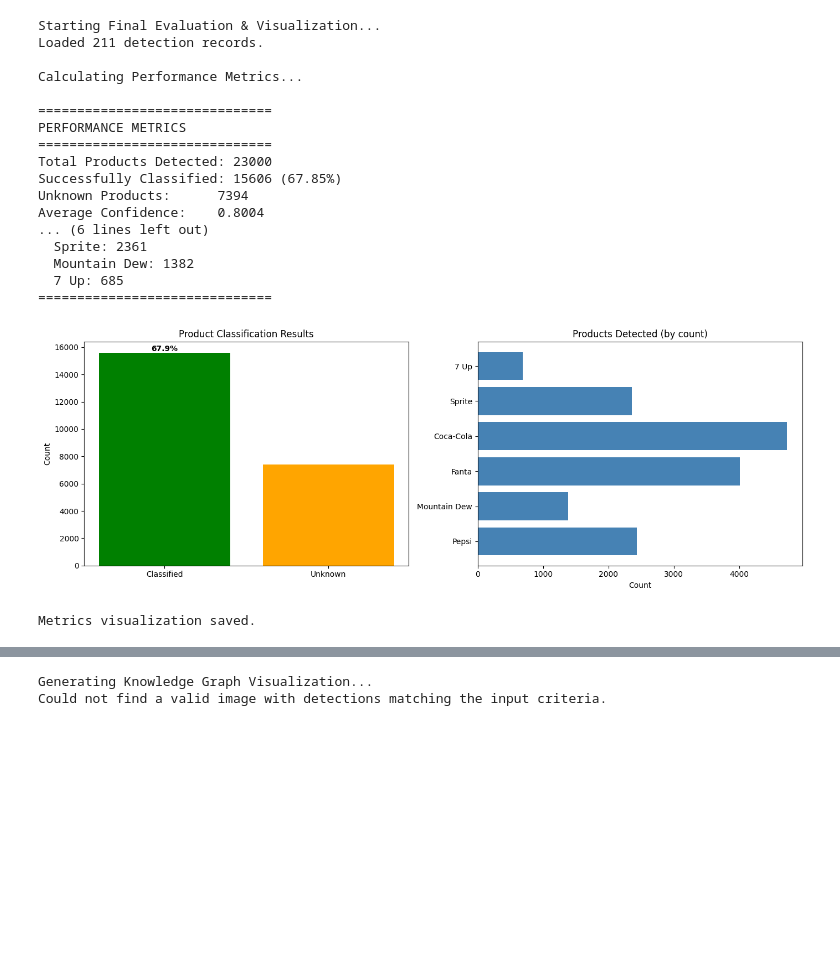
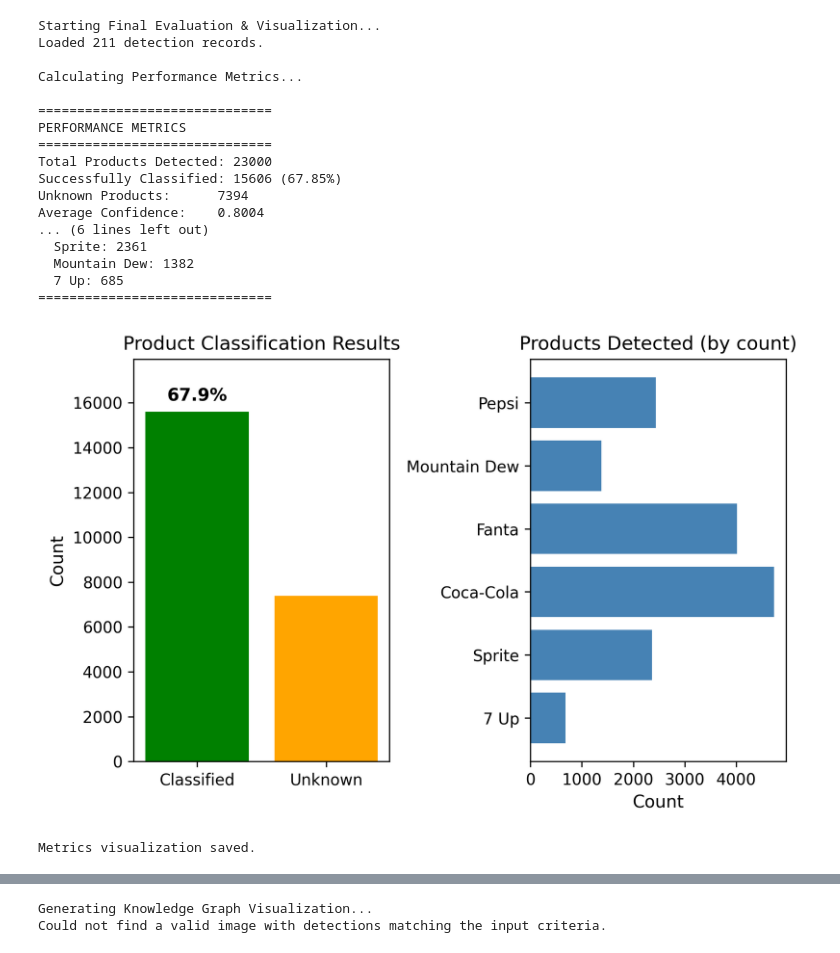
Before and after one commit to amaan784/dl4cv-final-project, a Jupyter notebook: notebooks/07_Final_Evaluation.ipynb, the cells around one changed output, grey strips where cells are left out. Cells and saved outputs as stored; diff of their text form; code cells hidden in the pictures; blank space fills up the shorter version.

Commit message:
added code for more visible graphs and added the resulting graphs

```diff
--- a/notebooks/07_Final_Evaluation.ipynb
+++ b/notebooks/07_Final_Evaluation.ipynb
@@ -74,49 +74,57 @@ if all_detections:
         json.dump(metrics, f, indent=2)
 
     # plot metrics
-    fig, axes = plt.subplots(1, 2, figsize=(14, 5))
+    fig, axes = plt.subplots(1, 2, figsize=(6.8, 4.5), dpi=300)
 
     # Plot 1: Classification Rate
     axes[0].bar(['Classified', 'Unknown'],
                 [metrics['total_classified'], metrics['total_unknown']],
                 color=['green', 'orange'])
-    axes[0].set_title('Product Classification Results')
-    axes[0].set_ylabel('Count')
-    axes[0].text(0, metrics['total_classified'],
-                f"{metrics['classification_rate']*100:.1f}%",
-                ha='center', va='bottom', fontweight='bold')
+    axes[0].set_title('Product Classification Results', fontsize=12)
+    axes[0].set_ylabel('Count', fontsize=11)
+    axes[0].tick_params(axis='both', labelsize=10)
+    axes[0].text(0, metrics['total_classified'] * 1.02,
+                 f"{metrics['classification_rate']*100:.1f}%",
+                 ha='center', va='bottom', fontsize=11, fontweight='bold')
+    axes[0].set_ylim(0, max(metrics['total_classified'], metrics['total_unknown']) * 1.15)
 
     # Plot 2: Product Counts
     if metrics['products_detected']:
         products = list(metrics['products_detected'].keys())
         counts = list(metrics['products_detected'].values())
         axes[1].barh(products, counts, color='steelblue')
-        axes[1].set_title('Products Detected (by count)')
-        axes[1].set_xlabel('Count')
+        axes[1].invert_yaxis()
+        for label in axes[1].get_yticklabels():
+            label.set_fontsize(10)
+        axes[1].set_title('Products Detected (by count)', fontsize=12)
+        axes[1].set_xlabel('Count', fontsize=11)
+        axes[1].tick_params(axis='both', labelsize=10)
 
     plt.tight_layout()
-    plt.savefig(os.path.join(RESULTS_DIR, 'metrics_visualization.png'), dpi=150)
+    fig.savefig(os.path.join(RESULTS_DIR, 'metrics_visualization.png'), dpi=300, bbox_inches='tight')
+    fig.savefig(os.path.join(RESULTS_DIR, 'metrics_visualization.pdf'), bbox_inches='tight')
+
     plt.show()
     print("Metrics visualization saved.")
 # %% [output]
 Starting Final Evaluation & Visualization...
 Loaded 211 detection records.
 
 Calculating Performance Metrics...
 
 ==============================
 PERFORMANCE METRICS
 ==============================
 Total Products Detected: 23000
 Successfully Classified: 15606 (67.85%)
 Unknown Products:      7394
 Average Confidence:    0.8004
 ... (6 lines left out)
   Sprite: 2361
   Mountain Dew: 1382
   7 Up: 685
 ==============================
-[figure, old version]
+[figure, new version]
 Metrics visualization saved.
 # %%
 import os
```
Also changed, not shown: parts of 1 cell of this notebook, 6 other files.
